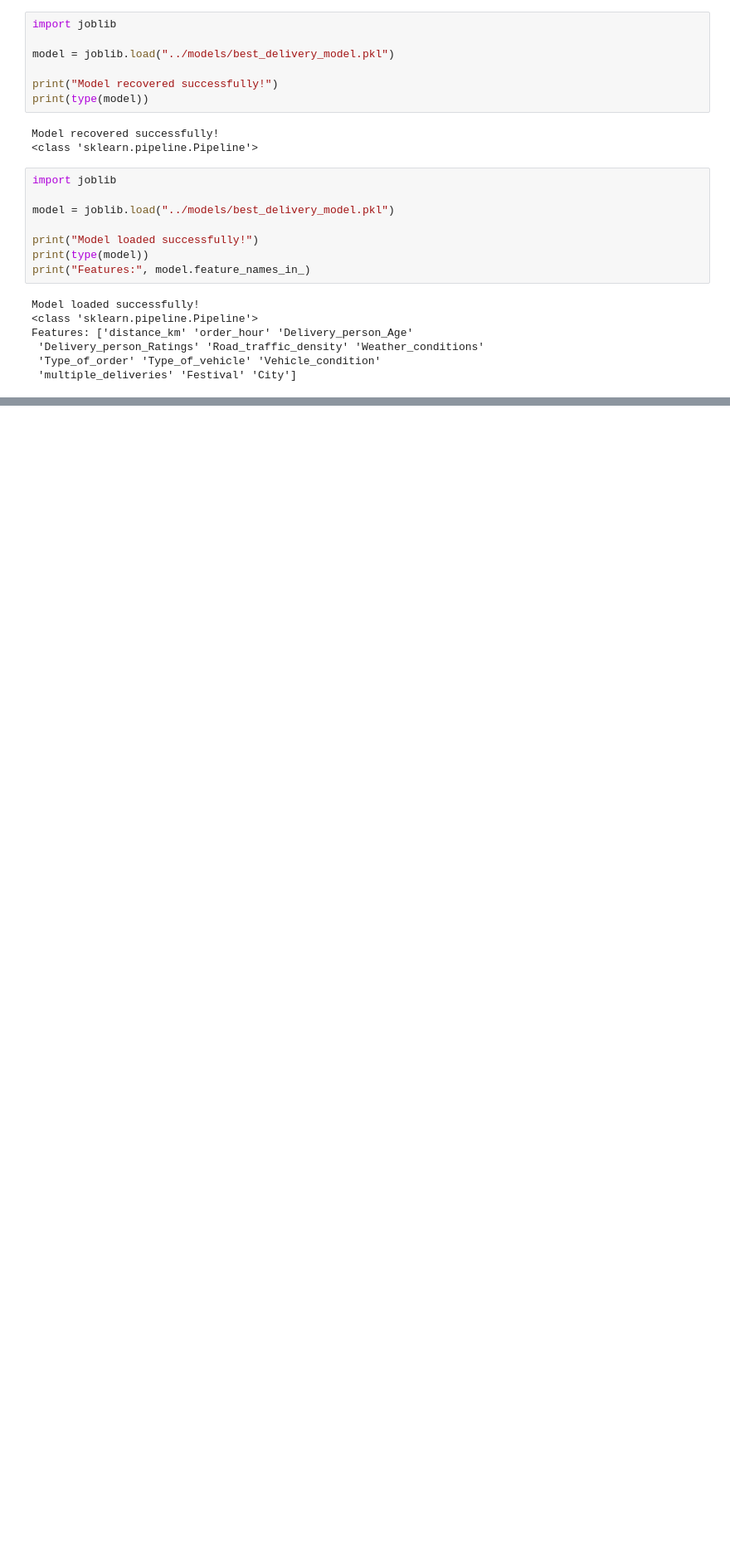
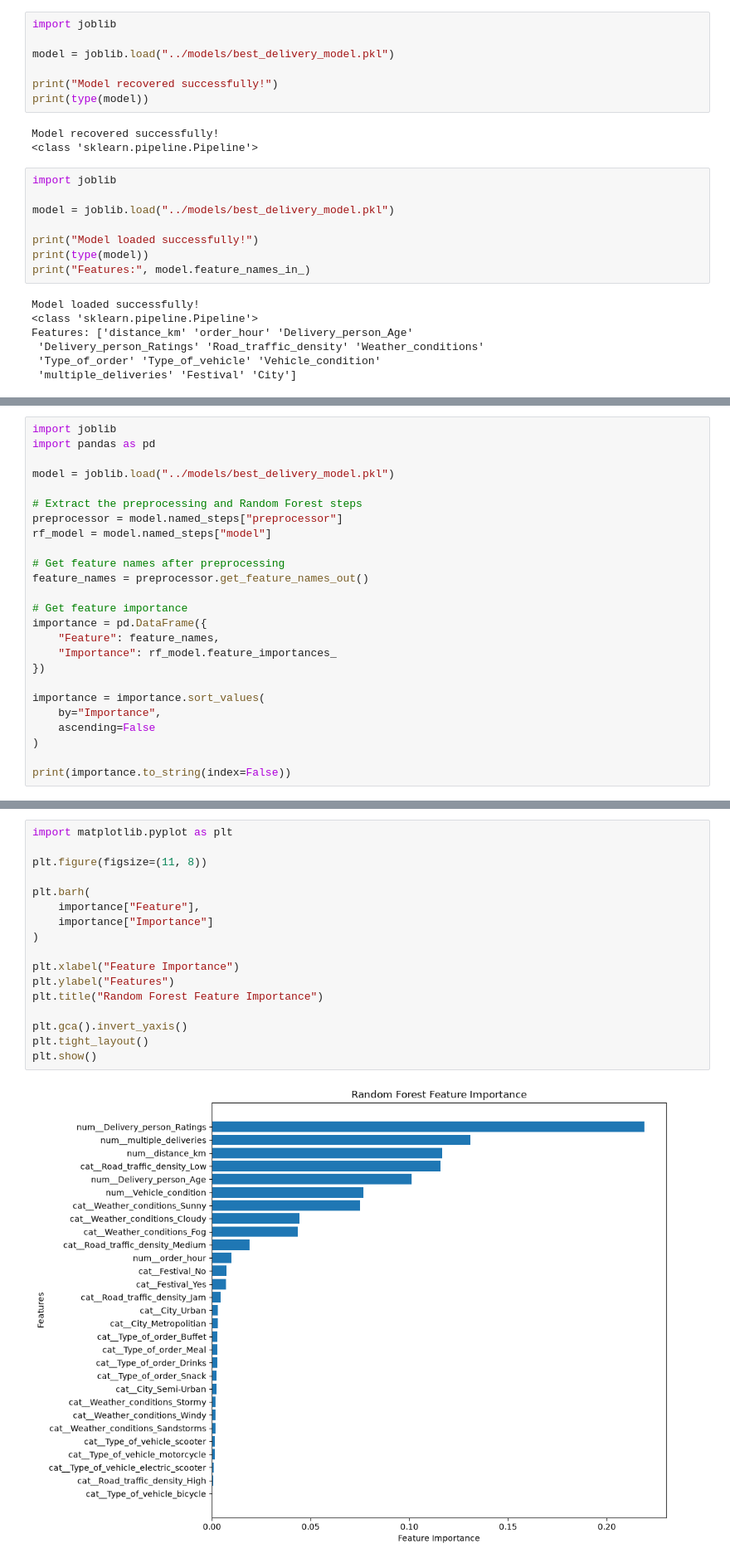
Before and after one commit to anantrajputcode/Food-Delivery-Time-and-Order-Analysis, a Jupyter notebook: notebooks/food_delivery_analysis.ipynb, the cells around one changed output, grey strips where cells are left out. Shown at 83% size. Saved outputs shown, nothing was run; the diff lists cells and outputs as text; blank space fills up the shorter version.

Commit message:
Updated the UI and integrated the graphs

```diff
--- a/notebooks/food_delivery_analysis.ipynb
+++ b/notebooks/food_delivery_analysis.ipynb
@@ -1701,0 +1760,25 @@ Features: ['distance_km' 'order_hour' 'Delivery_person_Age'
+# %%
+import joblib
+import pandas as pd
+
+model = joblib.load("../models/best_delivery_model.pkl")
+
+# Extract the preprocessing and Random Forest steps
+preprocessor = model.named_steps["preprocessor"]
+rf_model = model.named_steps["model"]
+
+# Get feature names after preprocessing
+feature_names = preprocessor.get_feature_names_out()
+
+# Get feature importance
+importance = pd.DataFrame({
+    "Feature": feature_names,
+    "Importance": rf_model.feature_importances_
+})
+
+importance = importance.sort_values(
+    by="Importance",
+    ascending=False
+)
+
+print(importance.to_string(index=False))
@@ -1701,0 +1803,19 @@ Features: ['distance_km' 'order_hour' 'Delivery_person_Age'
+# %%
+import matplotlib.pyplot as plt
+
+plt.figure(figsize=(11, 8))
+
+plt.barh(
+    importance["Feature"],
+    importance["Importance"]
+)
+
+plt.xlabel("Feature Importance")
+plt.ylabel("Features")
+plt.title("Random Forest Feature Importance")
+
+plt.gca().invert_yaxis()
+plt.tight_layout()
+plt.show()
+# %% [output]
+[figure, added]
```
Also changed, not shown: parts of 5 cells of this notebook, 3 other files.
